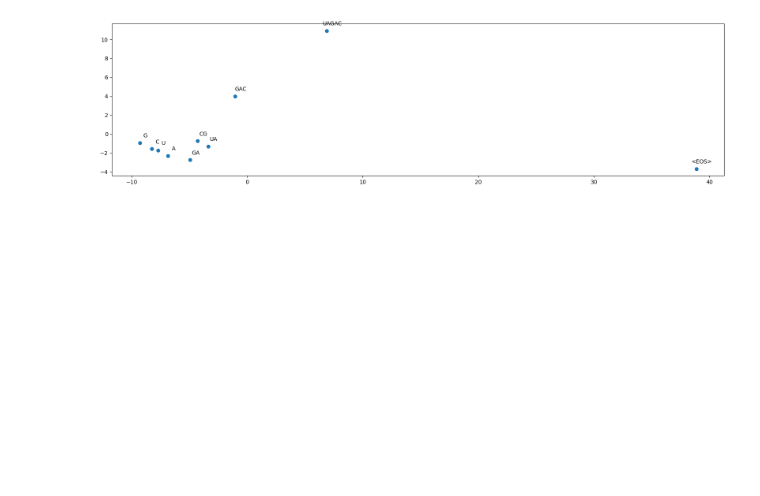
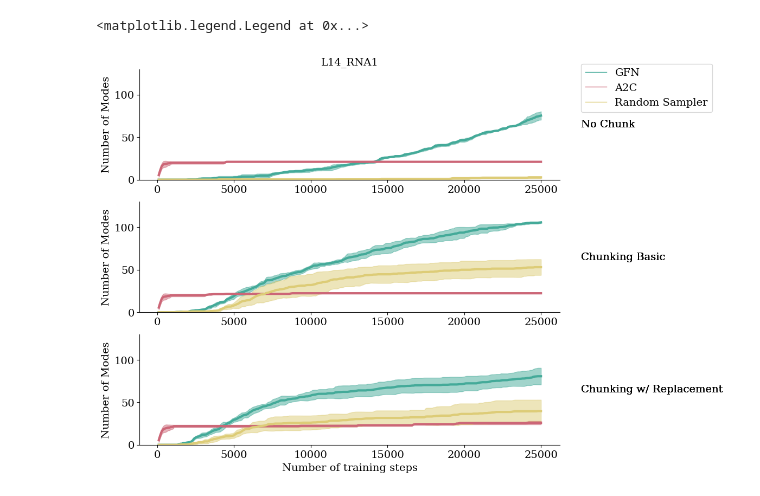
Before and after one commit to GFNOrg/Chunk-GFN, a Jupyter notebook: notebooks/rna_binding.ipynb, the cells around one changed output. Cells and saved outputs as stored; diff of their text form; code cells hidden in the pictures; blank space fills up the shorter version.

```diff
--- a/notebooks/rna_binding.ipynb
+++ b/notebooks/rna_binding.ipynb
@@ -94,11 +0,0 @@ for run in tqdm(runs):
-# %%
-for algorithm in ["chunk_replacement", "chunk", "no_chunk"]:
-    all_iterations, mean, std = calculate_mean_std("trainer/global_step", "train/num_modes", *experiments[algorithm])
-    all_iterations = 256*np.array(all_iterations)
-    plt.plot(all_iterations, mean, label=algorithm)
-    plt.fill_between(all_iterations, np.array(mean) - np.array(std), np.array(mean) + np.array(std), alpha=0.5)
-plt.ylabel("Number of modes")
-plt.xlabel("Number of states visited")
-plt.legend()
-plt.grid()
-plt.show()
@@ -522,8 +0,0 @@ redux = dim_redux.fit_transform(all_embeddings.cpu().detach())
-# %%
-fig, ax = plt.subplots(figsize=(20,5))
-ax.scatter(redux[:,0], redux[:,1])
-for i, action in enumerate(library_embeddings):
-    ax.annotate(action, (redux[i,0], redux[i,1]), textcoords="offset points", xytext=(10,10), ha='center')
-plt.show()
-# %% [output]
-[figure, removed]
@@ -529,0 +164,51 @@ plt.show()
+# %%
+fig, ax = plt.subplots(3, 1, figsize=(10, 9))
+
+colors = {
+    "GFN": "#44AA99",
+    "A2C": "#CC6677",
+    "Random Sampler": "#DDCC77"
+}
+chunk_types = [
+    "No Chunk",
+    "Chunking Basic",
+    "Chunking w/ Replacement"
+]
+handles = []
+lines = []
+for algorithm in experiments["L14_RNA1"].keys():
+    for i, chunk_type in enumerate(chunk_types):
+
+        all_iterations, mean, std = calculate_mean_std("trainer/global_step", "train/num_modes", *experiments["L14_RNA1"][algorithm][chunk_type])
+
+
+        ax[i].plot(all_iterations, mean, label=algorithm, color=colors[algorithm], linewidth=3)
+
+        ax[i].fill_between(all_iterations, np.array(mean) - np.array(std), np.array(mean) + np.array(std), color=colors[algorithm], alpha=0.5)
+
+        ax[i].set_ylim(0,130)
+
+        if i == 0:
+            ax[i].set_title("L14_RNA1")
+
+        if i == 2:
+            ax[i].set_xlabel("Number of training steps")
+
+        ax[i].text(1.05, 0.5, chunk_type, va='center', ha='left', transform=ax[i].transAxes)
+        ax[i].set_ylabel("Number of Modes")
+
+
+        ax[i].spines['right'].set_visible(False)
+        ax[i].spines['top'].set_visible(False)
+
+legend_elements = [
+    Line2D([0], [0], color='#44AA99', lw=1, linestyle='-', label='GFN'),
+    Line2D([0], [0], color='#CC6677', lw=1, linestyle='-', label='A2C'),
+    Line2D([0], [0], color='#DDCC77', lw=1, linestyle='-', label='Random Sampler')
+]
+
+# Create the custom legend
+ax[0].legend(handles=legend_elements, bbox_to_anchor=(1.05, 1.05), loc='upper left', borderaxespad=0.)
+# %% [output]
+<matplotlib.legend.Legend at 0x...>
+[figure, added]
```
Also changed, not shown: parts of 58 cells of this notebook.
